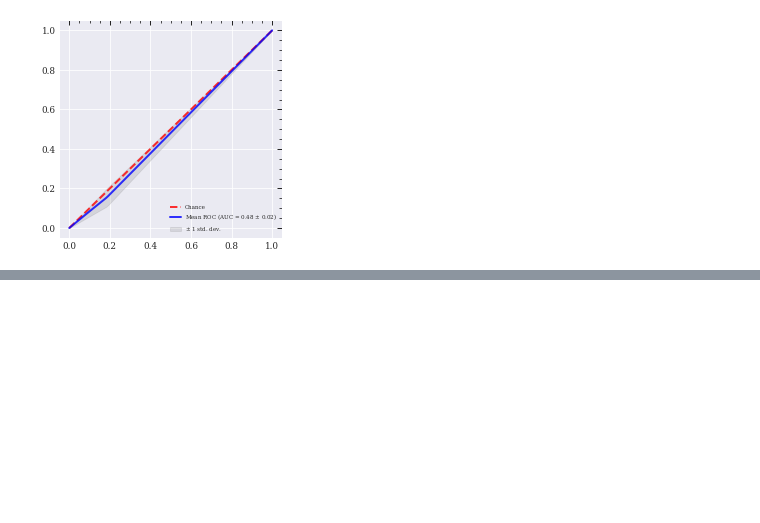
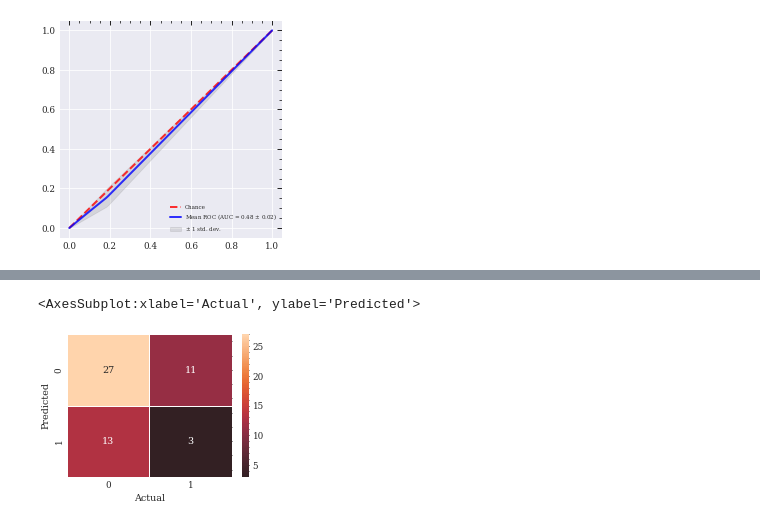
Before and after one commit to thissop/QPOML, a Jupyter notebook: development/testing/MAXI_J1535-571/first_classification_test.ipynb, the cells around one changed output, grey strips where cells are left out. Cells and saved outputs as stored; diff of their text form; code cells hidden in the pictures; blank space fills up the shorter version.

```diff
--- a/development/testing/MAXI_J1535-571/first_classification_test.ipynb
+++ b/development/testing/MAXI_J1535-571/first_classification_test.ipynb
@@ -51,0 +142,5 @@ plt.show()
+# %%
+collec.plot_confusion_matrix()
+# %% [output]
+<AxesSubplot:xlabel='Actual', ylabel='Predicted'>
+[figure, added]
```
Also changed, not shown: parts of 8 cells of this notebook, 1 other file.
